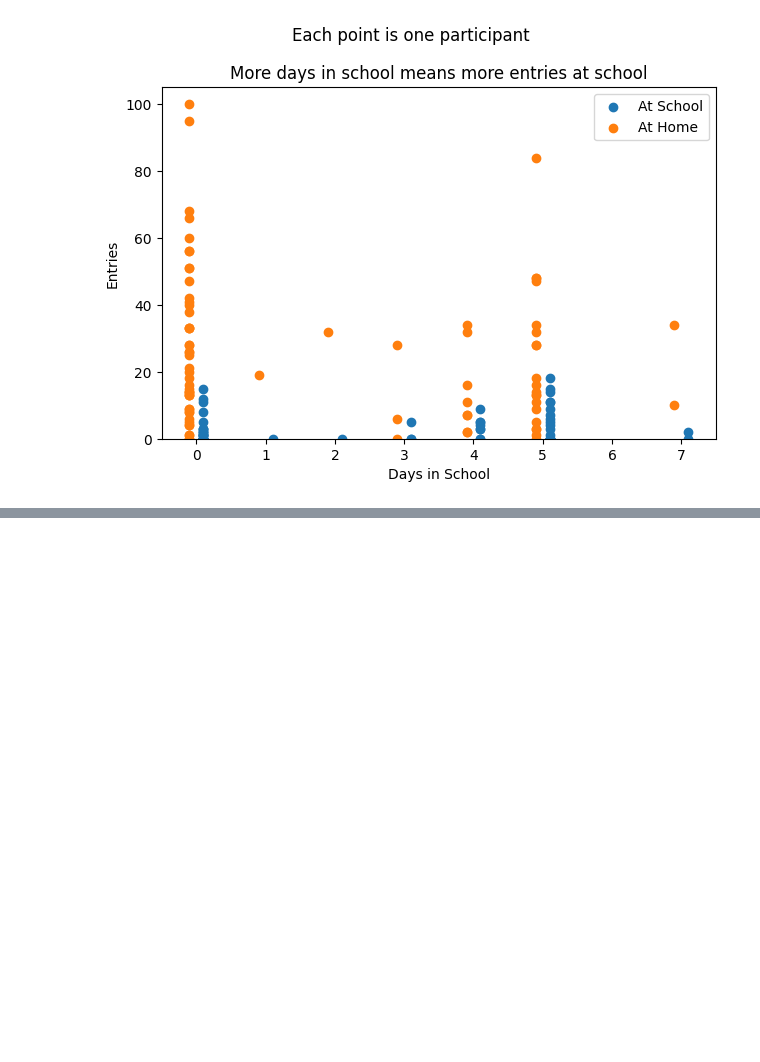
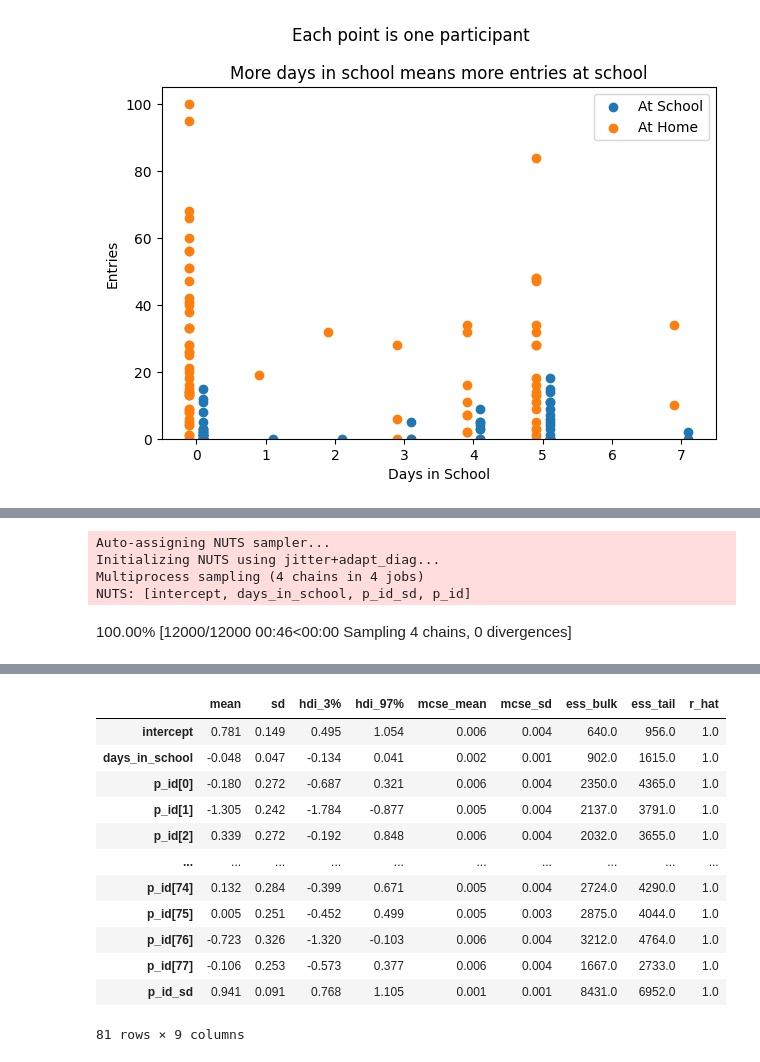
Before and after one commit to richard-lane/seaco_malaysia, a Jupyter notebook: school_status.ipynb, the cells around one changed output, grey strips where cells are left out. Drawn from its saved outputs; the diff is of its cells as text; code cells hidden in the pictures; blank space fills up the shorter version.

```diff
--- a/school_status.ipynb
+++ b/school_status.ipynb
@@ -100,0 +177,55 @@ fig.tight_layout()
+# %%
+"""
+Multi level model - we want to check if number of days in school affects the rate at which participants respond
+
+"""
+import pymc as pm
+import pandas as pd
+
+# Create a dataframe with the data we need
+model_df = pd.DataFrame()
+model_df["p_id"] = meal_info["p_id"]
+model_df["days_in_school"] = meal_info["p_id"].map(schooldays_with_watch)
+
+
+# Whether each entry was a response or not
+model_df["entry"] = (
+    meal_info["meal_type"].isin({"Meal", "Drink", "Snack", "No food/drink"}).astype(int)
+)
+
+# Keep only valid values
+keep = ~(model_df["days_in_school"].isna() | (model_df["days_in_school"] == -99))
+model_df = model_df[keep]
+
+print(model_df)
+
+
+def linear_model(model_df: pd.DataFrame):
+    # Define the model
+    with pm.Model() as model:
+        # Priors
+        intercept = pm.Normal("intercept", mu=0, sigma=10)
+        schooldays_coef = pm.Normal("days_in_school", mu=0, sigma=10)
+        p_id_sd = pm.HalfNormal("p_id_sd", sigma=10)
+        p_id = pm.Normal("p_id", mu=0, sigma=p_id_sd, shape=model_df["p_id"].nunique())
+
+        model_df["p_id"] = model_df["p_id"].astype("category").cat.codes
+
+        # Expected value of outcome (using the logit link function)
+        logit_p = intercept + schooldays_coef * model_df["days_in_school"] + p_id[model_df["p_id"]]
+
+        # Likelihood
+        entry = pm.Binomial(
+            "entry", n=1, p=pm.math.invlogit(logit_p), observed=model_df["entry"]
+        )
+
+        # Fit the model
+        trace = pm.sample(draws=2000, tune=1000, target_accept=0.95)
+
+    return model, trace
+
+
+# Print the summary
+model, trace = linear_model(model_df)
+pm.summary(trace)
+# %% [output]
@@ -100,0 +247,5 @@ fig.tight_layout()
+Auto-assigning NUTS sampler...
+Initializing NUTS using jitter+adapt_diag...
+Multiprocess sampling (4 chains in 4 jobs)
+NUTS: [intercept, days_in_school, p_id_sd, p_id]
+100.00% [12000/12000 00:46<00:00 Sampling 4 chains, 0 divergences]
@@ -100,0 +253,13 @@ fig.tight_layout()
+|  | mean | sd | hdi_3% | hdi_97% | mcse_mean | mcse_sd | ess_bulk | ess_tail | r_hat |
+| intercept | 0.781 | 0.149 | 0.495 | 1.054 | 0.006 | 0.004 | 640.0 | 956.0 | 1.0 |
+| days_in_school | -0.048 | 0.047 | -0.134 | 0.041 | 0.002 | 0.001 | 902.0 | 1615.0 | 1.0 |
+| p_id[0] | -0.180 | 0.272 | -0.687 | 0.321 | 0.006 | 0.004 | 2350.0 | 4365.0 | 1.0 |
+| p_id[1] | -1.305 | 0.242 | -1.784 | -0.877 | 0.005 | 0.004 | 2137.0 | 3791.0 | 1.0 |
+| p_id[2] | 0.339 | 0.272 | -0.192 | 0.848 | 0.006 | 0.004 | 2032.0 | 3655.0 | 1.0 |
+| ... | ... | ... | ... | ... | ... | ... | ... | ... | ... |
+| p_id[74] | 0.132 | 0.284 | -0.399 | 0.671 | 0.005 | 0.004 | 2724.0 | 4290.0 | 1.0 |
+| p_id[75] | 0.005 | 0.251 | -0.452 | 0.499 | 0.005 | 0.003 | 2875.0 | 4044.0 | 1.0 |
+| p_id[76] | -0.723 | 0.326 | -1.320 | -0.103 | 0.006 | 0.004 | 3212.0 | 4764.0 | 1.0 |
+| p_id[77] | -0.106 | 0.253 | -0.573 | 0.377 | 0.006 | 0.004 | 1667.0 | 2733.0 | 1.0 |
+| p_id_sd | 0.941 | 0.091 | 0.768 | 1.105 | 0.001 | 0.001 | 8431.0 | 6952.0 | 1.0 |
+81 rows × 9 columns
```
Also changed, not shown: parts of 8 cells of this notebook, 1 other file.
